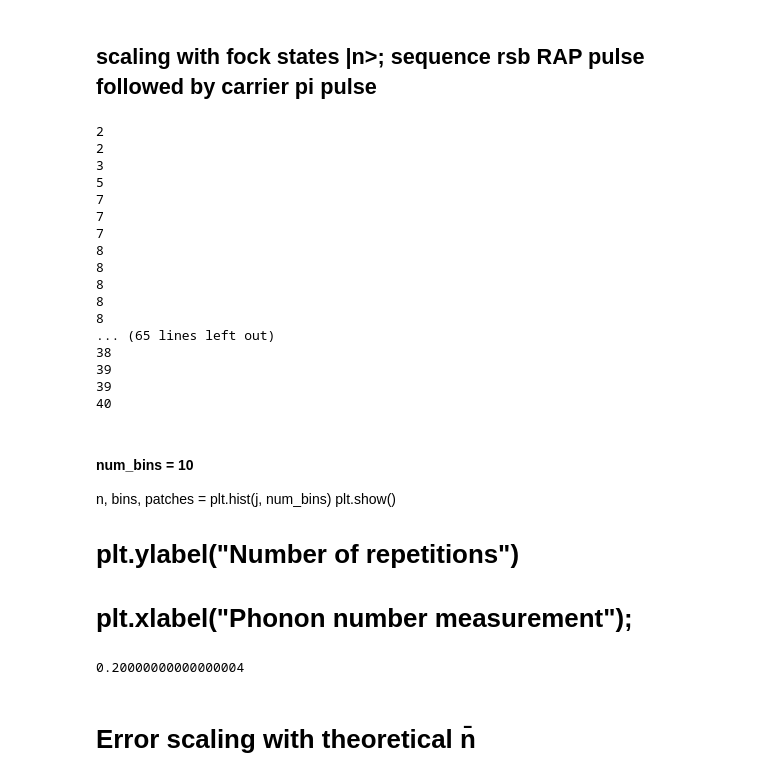
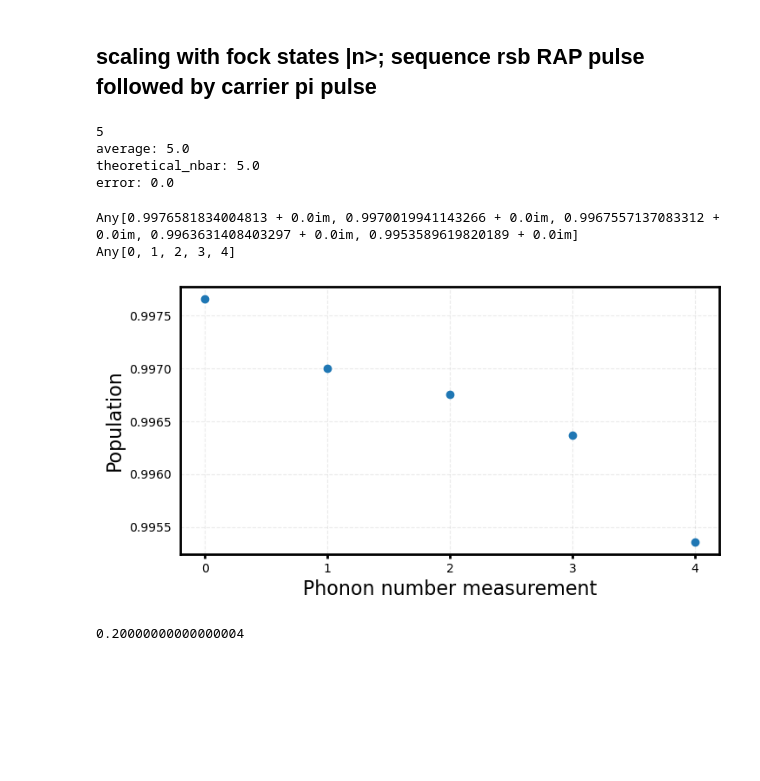
Before and after one commit to HaeffnerLab/lattice_notebooks, a Jupyter notebook: RAP_sequence.ipynb, the cells around one changed output. Drawn from its saved outputs; the diff is of its cells as text; code cells hidden in the pictures; blank space fills up the shorter version.

```diff
--- a/RAP_sequence.ipynb
+++ b/RAP_sequence.ipynb
@@ -142,8 +150,8 @@ false
 # %% [markdown]
 ## scaling with fock states |n>; sequence rsb RAP pulse followed by carrier pi pulse
 # %%
-mode.N = 70
-n̄ = 0.9
+mode.N = 30
+n̄ = 5
 n = one(C) ⊗ IonSim.number(mode)
 
 # ψi_ion = dm(C["S-1/2"])
@@ -167,16 +175,16 @@ function Ω(t)
     end
 end
 
-number_of_repetitions = 100
+number_of_repetitions = 1
 phonon_number_measurement = 0
 theoretical_nbar = 0
 
-# j = []
-# r = []
+j = []
+r = []
 
 for k in 1:number_of_repetitions
-    ψi = dm(C["S-1/2"]) ⊗ thermalstate(mode, n̄)
-#     ψi = C["S-1/2"] ⊗ mode[n̄]
+#     ψi = dm(C["S-1/2"]) ⊗ thermalstate(mode, n̄)
+    ψi = C["S-1/2"] ⊗ mode[n̄]
     theoretical_nbar = real(expect(n, ψi))
     i = 0
     while true
@@ -211,7 +219,7 @@ for k in 1:number_of_repetitions
             L.E = E
             L.ϕ = 0
 
-            tpi = 3 # length of pi pulse|
+            tpi = 3 # length of pi pulse
 
 
             tlist = 0:tpi/300:tpi
@@ -219,9 +227,9 @@ for k in 1:number_of_repetitions
             tout, ψt = timeevolution.schroedinger_dynamic(tlist, ψo, h, displacement="analytic")
 
             ψi = ψt[end]
-#             q = expect(ionprojector(T, "S-1/2"), ψi)
-#             push!(j, i)
-#             push!(r, q)
+            q = expect(ionprojector(T, "S-1/2"), ψi)
+            push!(j, i)
+            push!(r, q)
             i += 1
         end
     end
@@ -235,29 +243,28 @@ println("average: ", average_phonon_number_measurement);
 println("theoretical_nbar: ", theoretical_nbar);
 println("error: ", error);
 # %% [output]
-2
-2
-3
 5
-7
-7
-7
-8
-8
-8
-8
-8
-... (65 lines left out)
-38
-39
-39
-40
+average: 5.0
+theoretical_nbar: 5.0
+error: 0.0
-# %% [markdown]
-#### num_bins = 10
-n, bins, patches  = plt.hist(j, num_bins)
-plt.show()
-# plt.ylabel("Number of repetitions")
-# plt.xlabel("Phonon number measurement");
+# %%
+println(r)
+println(j)
+# %% [output]
+Any[0.9976581834004813 + 0.0im, 0.9970019941143266 + 0.0im, 0.9967557137083312 + 0.0im, 0.9963631408403297 + 0.0im, 0.9953589619820189 + 0.0im]
+Any[0, 1, 2, 3, 4]
+# %%
+plt.plot(j,r, "o")
+
+# num_bins = 10
+# n, bins, patches  = plt.hist(j, num_bins)
+# plt.show()
+plt.ylabel("Population")
+plt.xlabel("Phonon number measurement");
+#plt.ylim(0,1.5)
+plt.xticks([0,1,2,3,4]);
+# %% [output]
+[figure, added]
 # %%
 mode.N = 50
 
@@ -269,5 +276,3 @@ theoretical_nbar = real(expect(n, ψi))
 print(theoretical_nbar)
 # %% [output]
 0.20000000000000004
-# %% [markdown]
-# Error scaling with theoretical n̄
```
Also changed, not shown: parts of 9 cells of this notebook.
